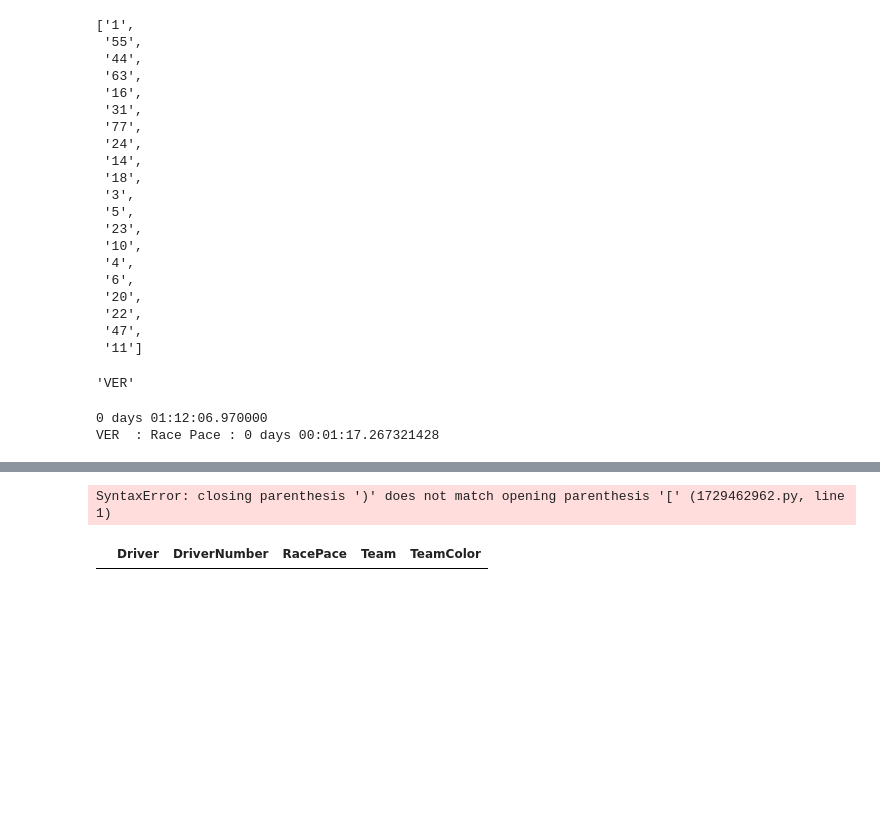
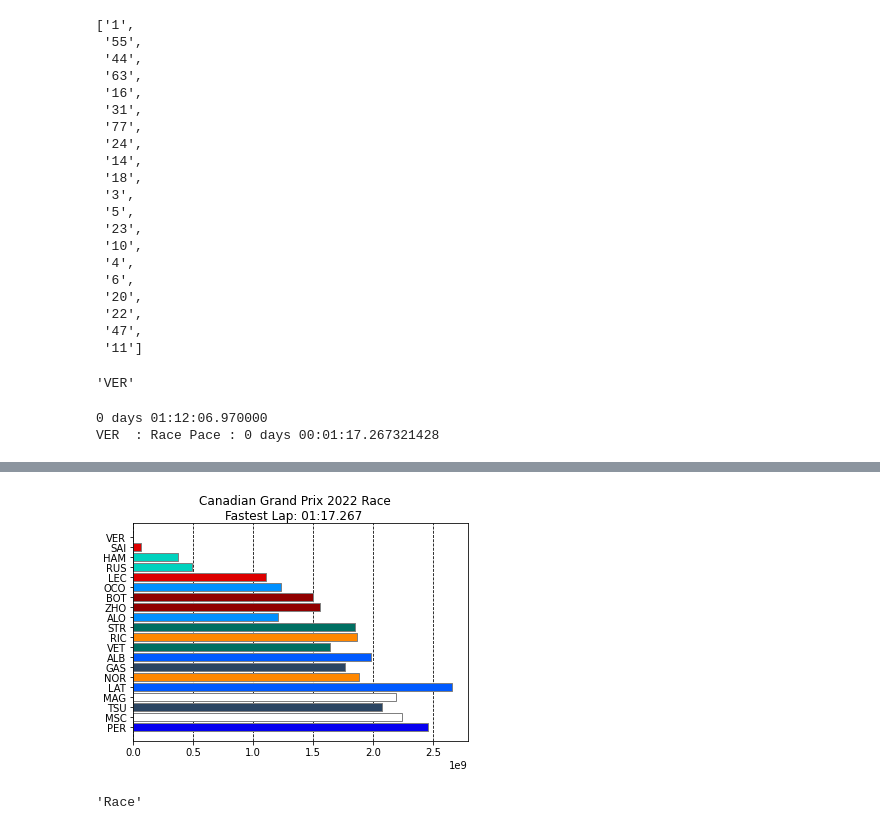
Before and after one commit to rajuptvs/F1-Analysis-and-Visualisations, a Jupyter notebook: racepace.ipynb, the cells around one changed output, grey strips where cells are left out. Drawn from its saved outputs; the diff is of its cells as text; code cells hidden in the pictures; blank space fills up the shorter version.

Commit message:
plotting the time deltas

```diff
--- a/racepace.ipynb
+++ b/racepace.ipynb
@@ -306,0 +350,9 @@ session.event['EventName']
+# %%
+fastest_pace=timedelta(seconds=0)
+tempss=timedelta(seconds=0)
+# %%
+
+for index,pace in racepace_df.iterrows():
+    nexts=pace['RacePace']
+    if (fastest_pace==tempss) or (fastest_pace > nexts):
+        fastest_pace = pace['RacePace']
@@ -306,0 +363,4 @@ session.event['EventName']
+# %%
+racepace_df['Delta']=racepace_df['RacePace'] - fastest_pace
+# %%
+path="D:/Python Projects/f1analysis/Visualisations/"
@@ -307,6 +387,28 @@ session.event['EventName']
+# %%
+fig, ax = plt.subplots()
+ax.barh(racepace_df.index, racepace_df['Delta'],
+        color=team_colors, edgecolor='grey')
+ax.set_yticks(racepace_df.index)
+ax.set_yticklabels(racepace_df['Driver'])
+
+# show fastest at the top
+ax.invert_yaxis()
+
+# draw vertical lines behind the bars
+ax.set_axisbelow(True)
+ax.xaxis.grid(True, which='major', linestyle='--', color='black', zorder=-1000)
+lap_time_string = strftimedelta(fastest_pace, '%m:%s.%ms')
+
+plt.suptitle(f"{session.event['EventName']} {session.event.year} {session.name}\n"
+             f"Fastest Lap: {lap_time_string} ")
+fig.savefig(path+session.event['EventName']+"racepace.jpg")
+
+plt.show()
+# %% [output]
+[figure, added]
+# %%
+session.name
+# %% [output]
+'Race'
 # %%
 temp=laps.pick_driver("VER")
-# %%
-color = ff1.plotting.team_color(temp[1]['Team'])
-# %% [output]
-SyntaxError: closing parenthesis ')' does not match opening parenthesis '[' (1729462962.py, line 1)
@@ -319,4 +414,0 @@ racepace_df=pd.DataFrame({'Driver':[],
-# %%
-racepace_df
-# %% [output]
-|  | Driver | DriverNumber | RacePace | Team | TeamColor |
```
Also changed, not shown: parts of 13 cells of this notebook, 2 other files.
